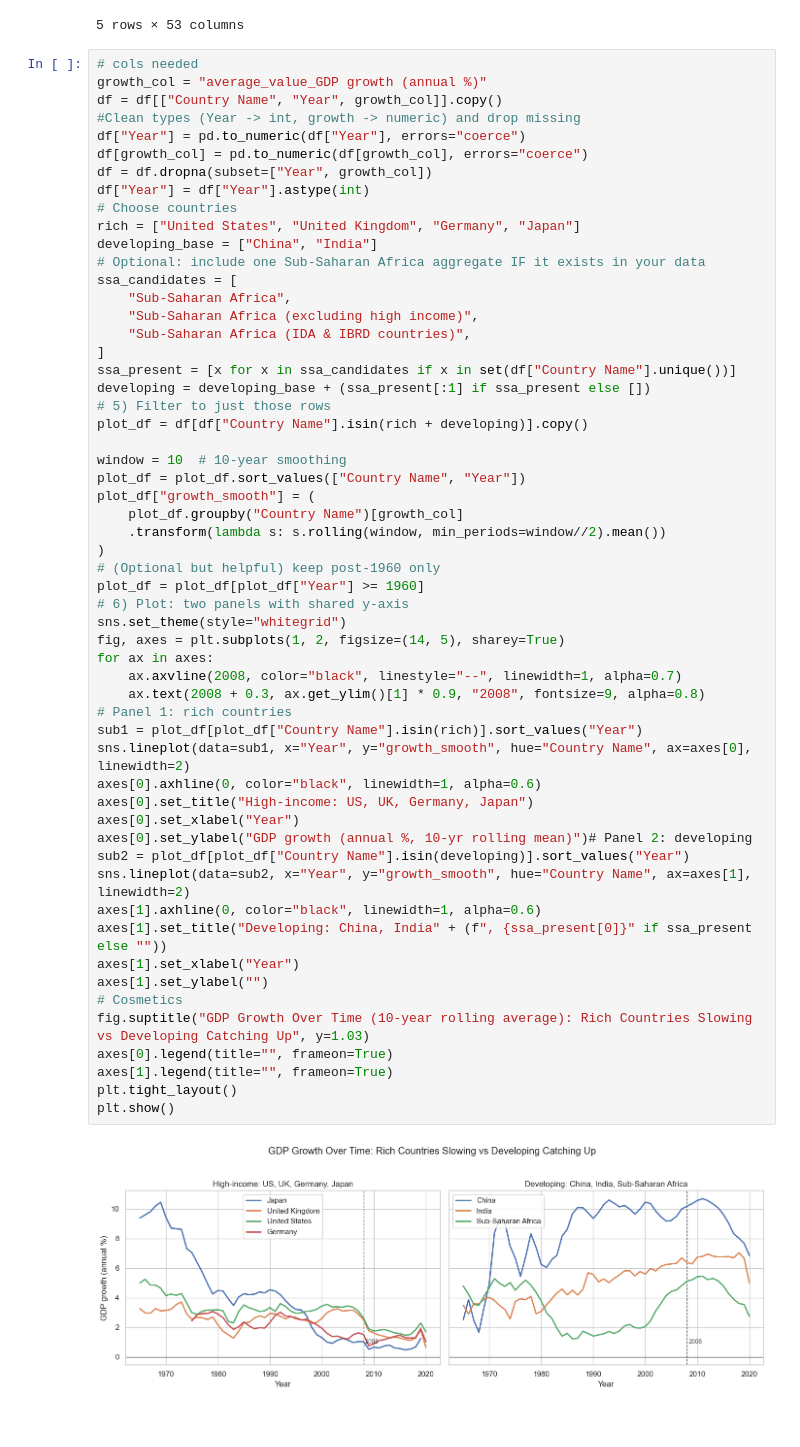
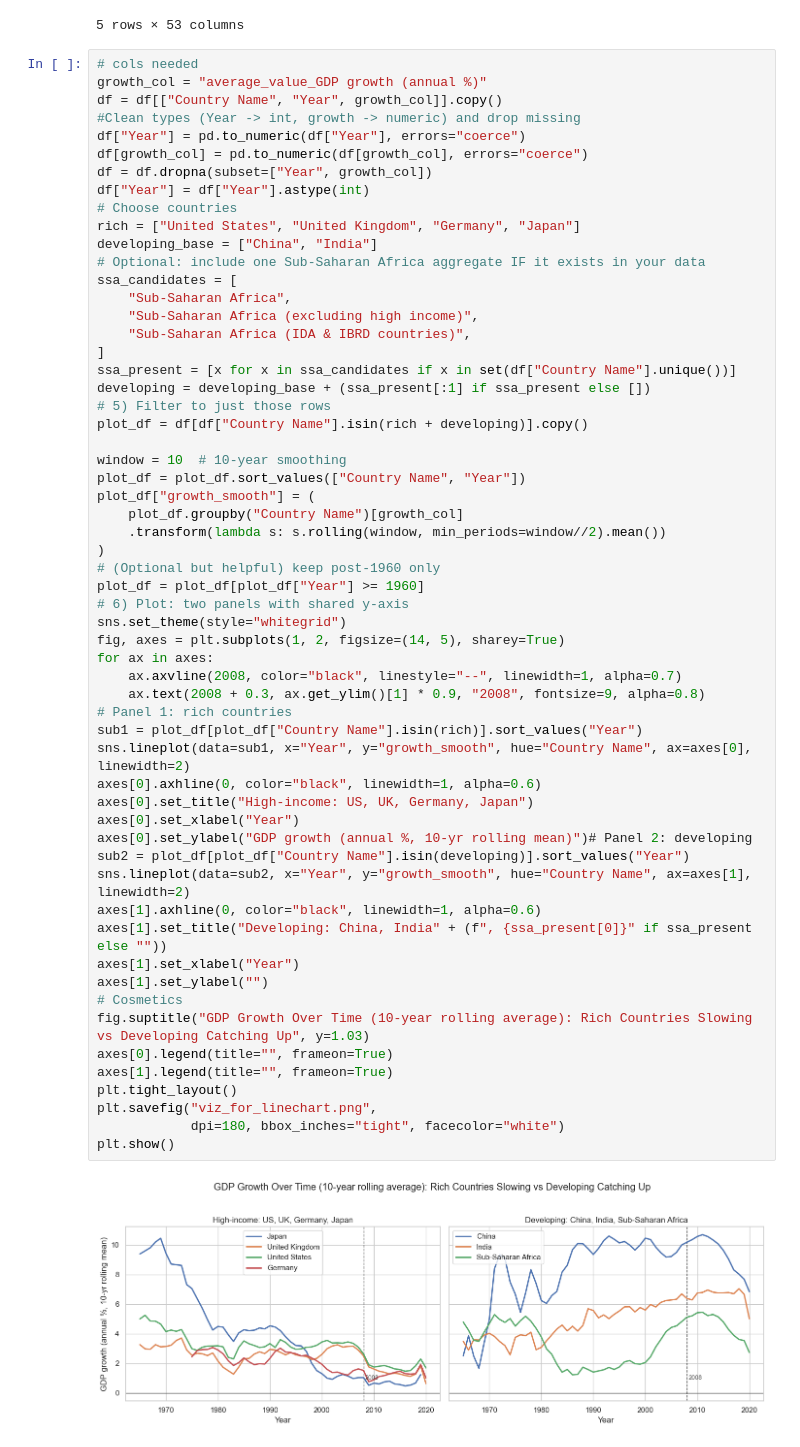
Before and after one commit to shivamsharma0608/proj02-dsc106, a Jupyter notebook: luis_viz.ipynb, the cells around one changed output. Saved outputs shown, nothing was run; the diff lists cells and outputs as text.

```diff
--- a/luis_viz.ipynb
+++ b/luis_viz.ipynb
@@ -54,31 +54,33 @@ plot_df["growth_smooth"] = (
     .transform(lambda s: s.rolling(window, min_periods=window//2).mean())
 )
 # (Optional but helpful) keep post-1960 only
 plot_df = plot_df[plot_df["Year"] >= 1960]
 # 6) Plot: two panels with shared y-axis
 sns.set_theme(style="whitegrid")
 fig, axes = plt.subplots(1, 2, figsize=(14, 5), sharey=True)
 for ax in axes:
     ax.axvline(2008, color="black", linestyle="--", linewidth=1, alpha=0.7)
     ax.text(2008 + 0.3, ax.get_ylim()[1] * 0.9, "2008", fontsize=9, alpha=0.8)
 # Panel 1: rich countries
 sub1 = plot_df[plot_df["Country Name"].isin(rich)].sort_values("Year")
 sns.lineplot(data=sub1, x="Year", y="growth_smooth", hue="Country Name", ax=axes[0], linewidth=2)
 axes[0].axhline(0, color="black", linewidth=1, alpha=0.6)
 axes[0].set_title("High-income: US, UK, Germany, Japan")
 axes[0].set_xlabel("Year")
 axes[0].set_ylabel("GDP growth (annual %, 10-yr rolling mean)")# Panel 2: developing
 sub2 = plot_df[plot_df["Country Name"].isin(developing)].sort_values("Year")
 sns.lineplot(data=sub2, x="Year", y="growth_smooth", hue="Country Name", ax=axes[1], linewidth=2)
 axes[1].axhline(0, color="black", linewidth=1, alpha=0.6)
 axes[1].set_title("Developing: China, India" + (f", {ssa_present[0]}" if ssa_present else ""))
 axes[1].set_xlabel("Year")
 axes[1].set_ylabel("")
 # Cosmetics
 fig.suptitle("GDP Growth Over Time (10-year rolling average): Rich Countries Slowing vs Developing Catching Up", y=1.03)
 axes[0].legend(title="", frameon=True)
 axes[1].legend(title="", frameon=True)
 plt.tight_layout()
+plt.savefig("viz_for_linechart.png",
+            dpi=180, bbox_inches="tight", facecolor="white")
 plt.show()
 # %% [output]
-[figure, old version]
+[figure, new version]
```
Also changed, not shown: 5 other files.
